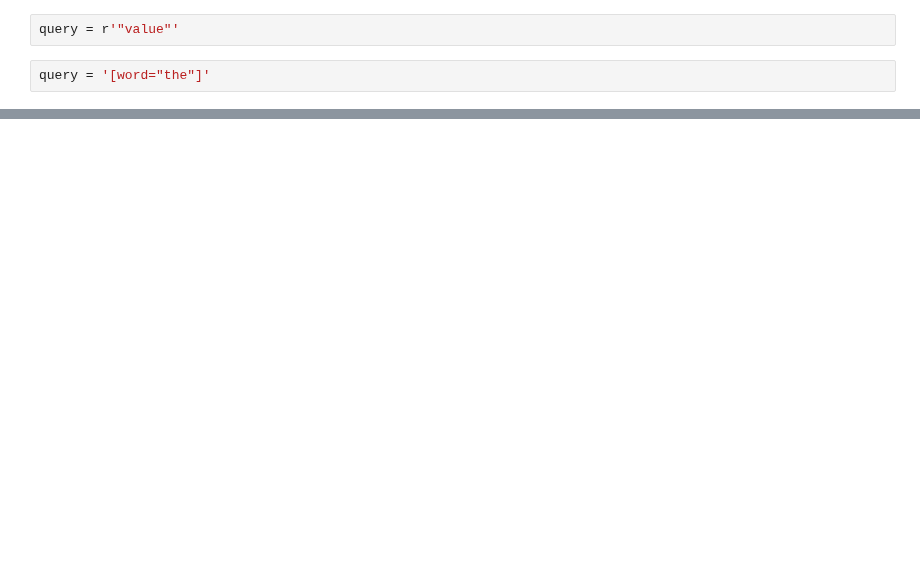
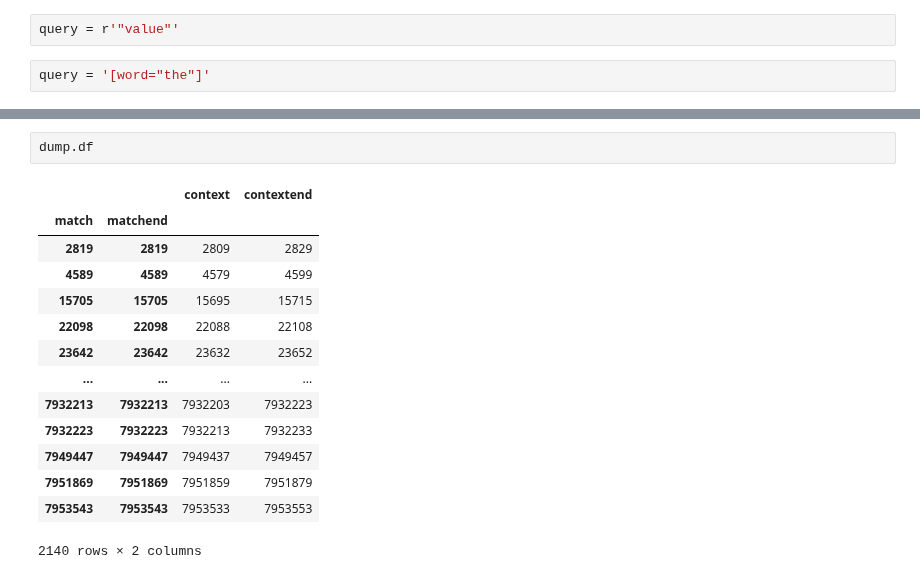
Before and after one commit to iued-uni-heidelberg/DAAD-Training-2021, a Jupyter notebook: cwb2021experimentsV06.ipynb, the cells around one changed output, grey strips where cells are left out. Saved outputs shown, nothing was run; the diff lists cells and outputs as text; blank space fills up the shorter version.

```diff
--- a/cwb2021experimentsV06.ipynb
+++ b/cwb2021experimentsV06.ipynb
@@ -383,0 +441,17 @@ found 0 matches
+# %%
+dump.df
+# %% [output]
+|  |  | context | contextend |
+| match | matchend |  |  |
+| 2819 | 2819 | 2809 | 2829 |
+| 4589 | 4589 | 4579 | 4599 |
+| 15705 | 15705 | 15695 | 15715 |
+| 22098 | 22098 | 22088 | 22108 |
+| 23642 | 23642 | 23632 | 23652 |
+| ... | ... | ... | ... |
+| 7932213 | 7932213 | 7932203 | 7932223 |
+| 7932223 | 7932223 | 7932213 | 7932233 |
+| 7949447 | 7949447 | 7949437 | 7949457 |
+| 7951869 | 7951869 | 7951859 | 7951879 |
+| 7953543 | 7953543 | 7953533 | 7953553 |
+2140 rows × 2 columns
```
Also changed, not shown: parts of 39 cells of this notebook.
